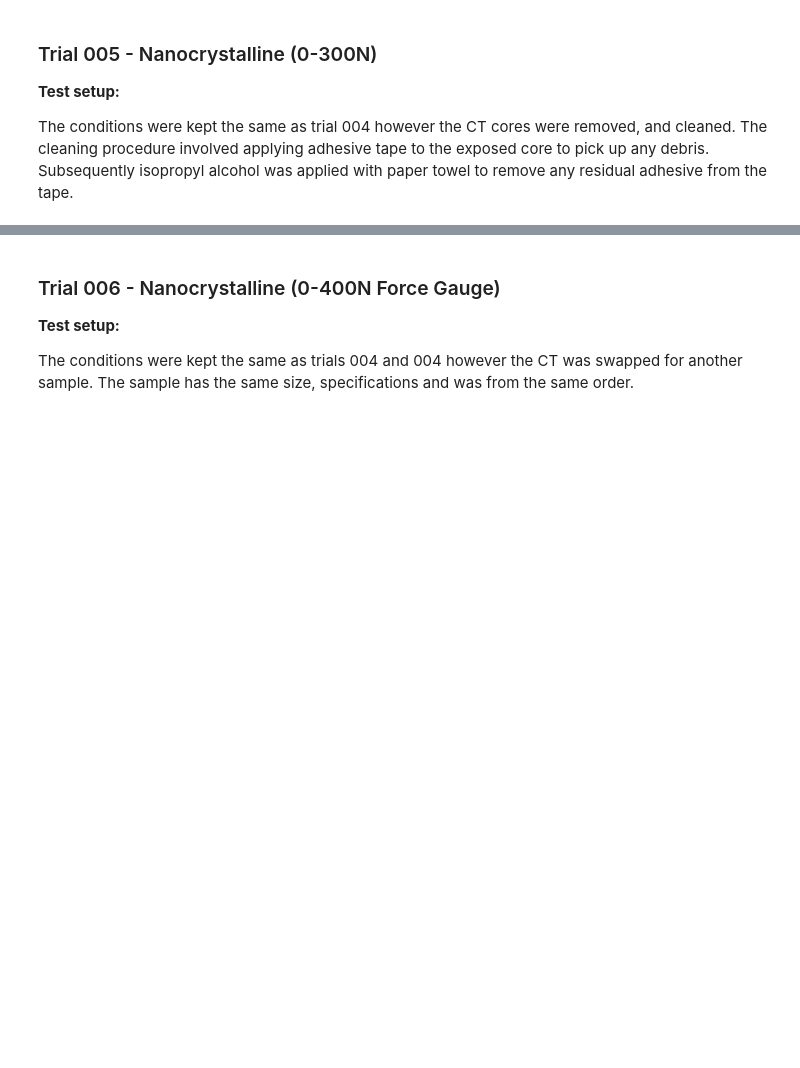
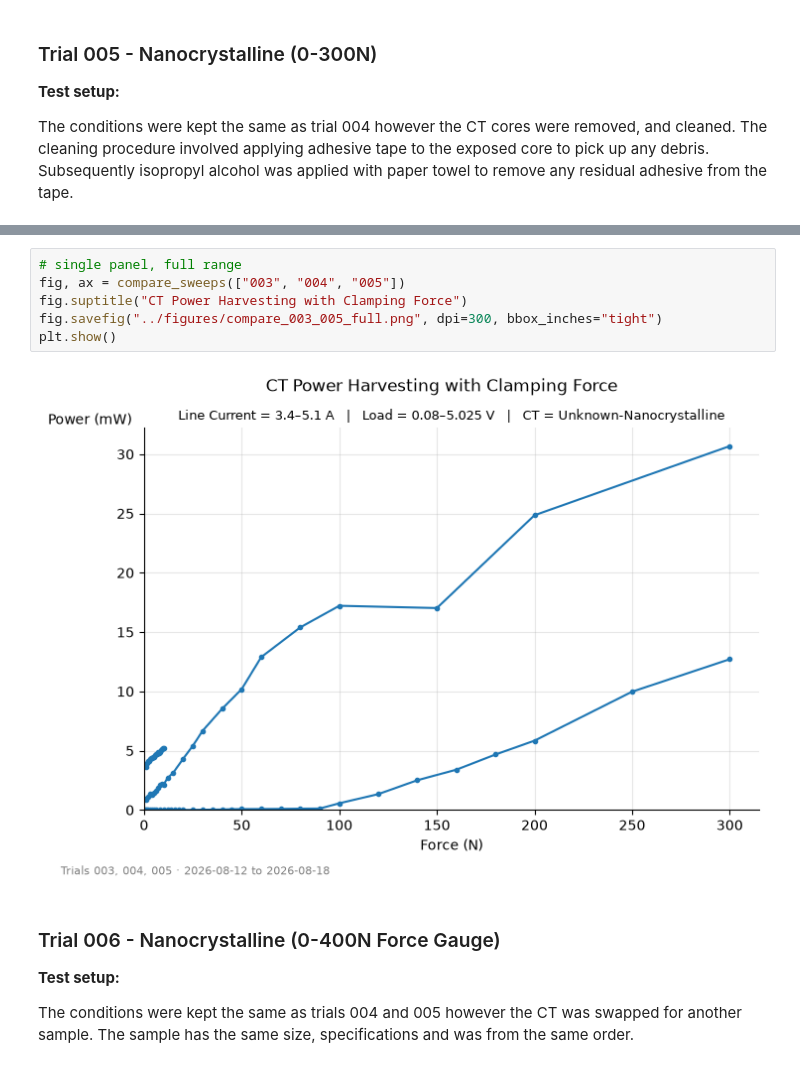
Before and after one commit to stephengilbert1/current-transformer-analysis, a Jupyter notebook: notebooks/01-force-vs-power.ipynb, the cells around one changed output, grey strips where cells are left out. Drawn from its saved outputs; the diff is of its cells as text; blank space fills up the shorter version.

```diff
--- a/notebooks/01-force-vs-power.ipynb
+++ b/notebooks/01-force-vs-power.ipynb
@@ -89,7 +103,15 @@ df5, _, _ = analyse_trial("005")
+# %%
+# single panel, full range
+fig, ax = compare_sweeps(["003", "004", "005"])
+fig.suptitle("CT Power Harvesting with Clamping Force")
+fig.savefig("../figures/compare_003_005_full.png", dpi=300, bbox_inches="tight")
+plt.show()
+# %% [output]
+[figure, added]
 # %% [markdown]
 ### Trial 006 - Nanocrystalline (0-400N Force Gauge)
 
 **Test setup:**
 
-The conditions were kept the same as trials 004 and 004 however the CT was swapped for another sample. The sample has the same size, specifications and was from the same order.
+The conditions were kept the same as trials 004 and 005 however the CT was swapped for another sample. The sample has the same size, specifications and was from the same order.
 # %%
```
Also changed, not shown: parts of 20 cells of this notebook, 24 other files.
